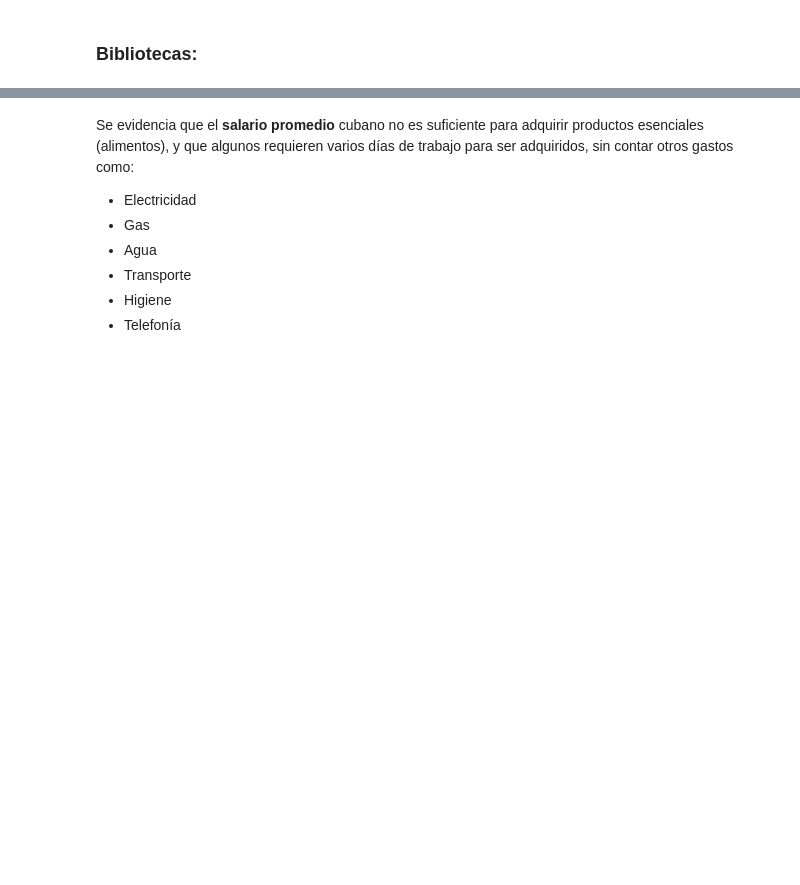
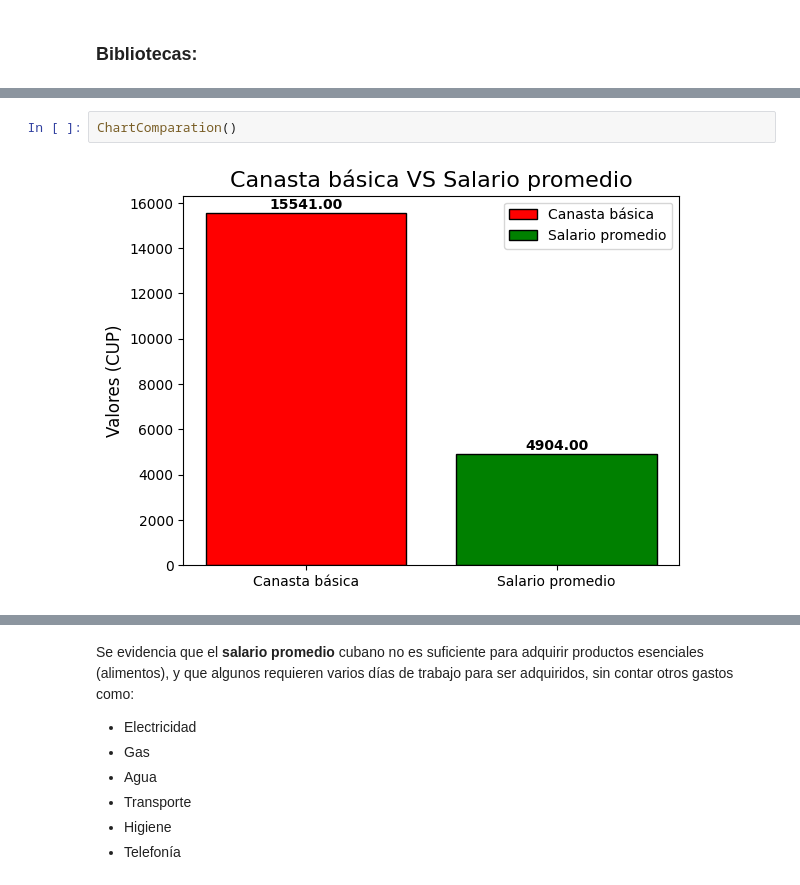
Before and after one commit to L14Npy/project_01, a Jupyter notebook: story.ipynb, the cells around one changed output, grey strips where cells are left out. Saved outputs shown, nothing was run; the diff lists cells and outputs as text; blank space fills up the shorter version.

```diff
--- a/story.ipynb
+++ b/story.ipynb
@@ -121,0 +89,4 @@ ChartNecesaryDaysPlotD(22)
+# %%
+ChartComparation()
+# %% [output]
+[figure, added]
```
Also changed, not shown: parts of 40 cells of this notebook, 10 other files.
